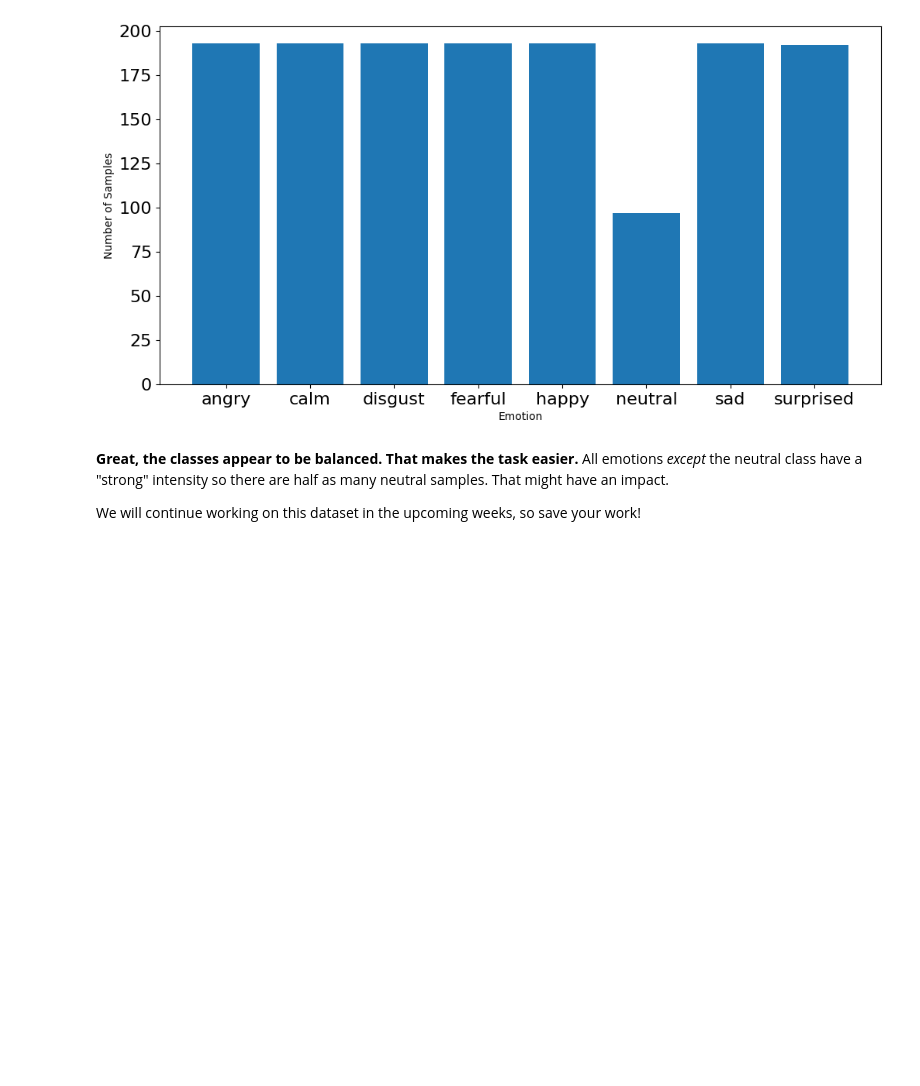
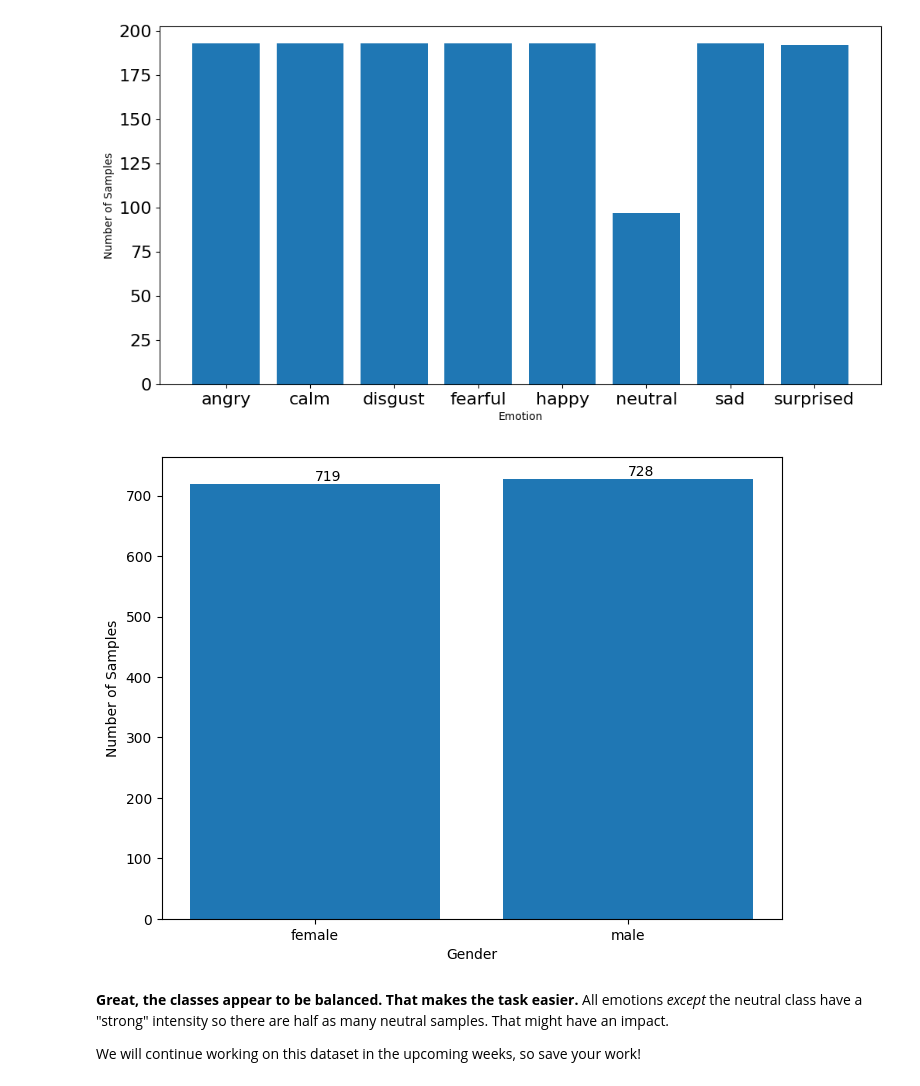
Before and after one commit to Jintao76/Week2-DataPreprocessing, a Jupyter notebook: Week 2.ipynb, the cells around one changed output. Saved outputs shown, nothing was run; the diff lists cells and outputs as text; code cells hidden in the pictures; blank space fills up the shorter version.

```diff
--- a/Week 2.ipynb
+++ b/Week 2.ipynb
@@ -719,6 +719,33 @@ plt.ylabel('Number of Samples')
 plt.show()
 # %% [output]
 [figure]
+# %%
+plt.figure(figsize=(8, 6))
+
+# Extract gender from filenames
+genders = []
+for file in audio_files:
+    file_name = os.path.basename(file)
+    parts = file_name.split("-")
+    if len(parts) >= 7:
+        actor_id = int(parts[6].split('.')[0])
+        gender = 'male' if actor_id % 2 == 1 else 'female'
+        genders.append(gender)
+
+# Count genders
+gender_list, gender_count = np.unique(genders, return_counts=True)
+
+plt.bar(x=range(len(gender_list)), height=gender_count)
+plt.xticks(ticks=range(len(gender_list)), labels=gender_list)
+plt.xlabel('Gender')
+plt.ylabel('Number of Samples')
+
+# Add value labels on top of bars
+for i, v in enumerate(gender_count):
+    plt.text(i, v + 5, str(v))
+plt.show()
+# %% [output]
+[figure, added]
 # %% [markdown]
 **Great, the classes appear to be balanced. That makes the task easier.** All emotions _except_ the neutral class have a "strong" intensity so there are half as many neutral samples. That might have an impact.
 
```
